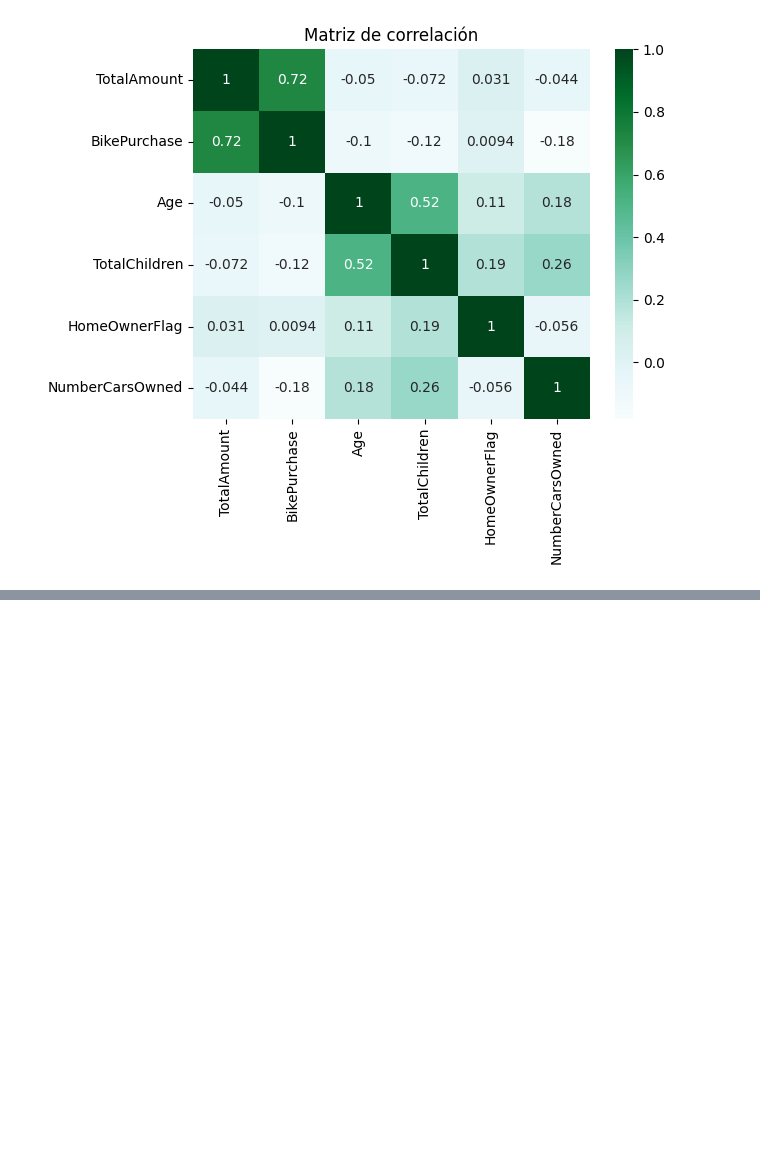
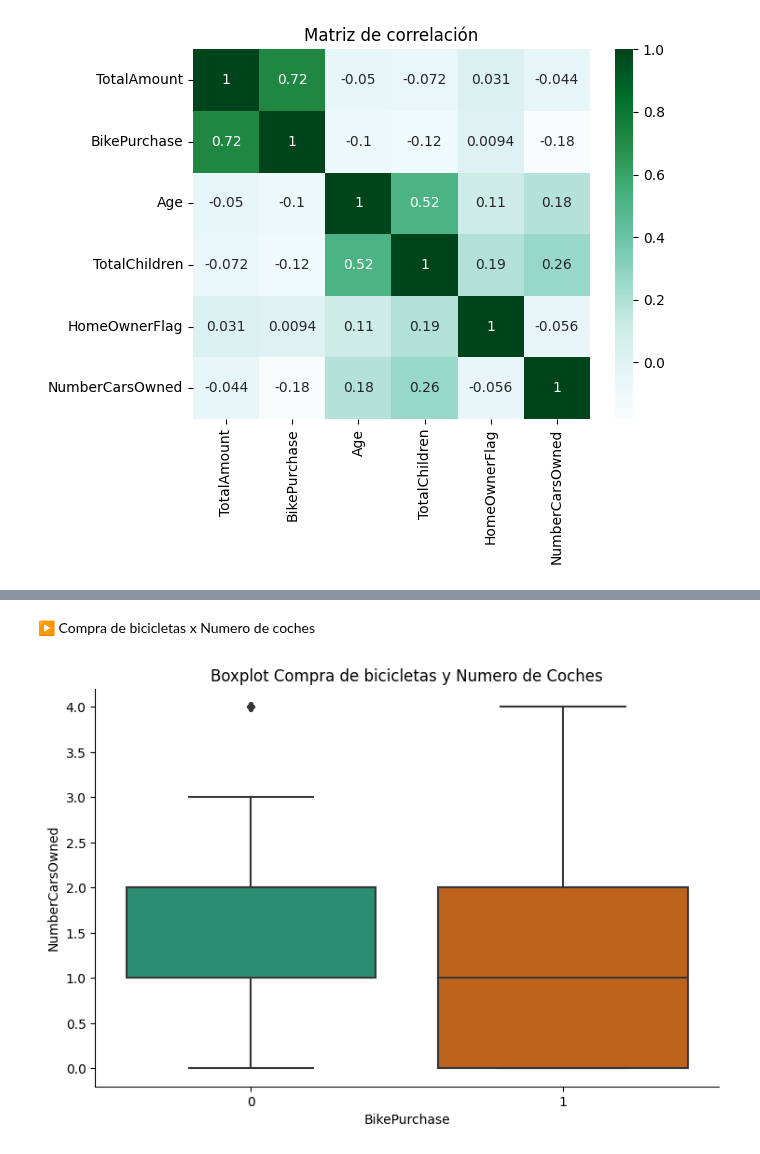
Before and after one commit to anapaccasilva/AdventureWorks, a Jupyter notebook: EDA_AdventureWorks.ipynb, the cells around one changed output, grey strips where cells are left out. Cells and saved outputs as stored; diff of their text form; code cells hidden in the pictures; blank space fills up the shorter version.

```diff
--- a/EDA_AdventureWorks.ipynb
+++ b/EDA_AdventureWorks.ipynb
@@ -575,0 +607,6 @@ plt.show()
+# %% [markdown]
+▶ Compra de bicicletas x Numero de coches
+# %%
+boxplot(customersPurchases, "BikePurchase", "NumberCarsOwned", "Boxplot Compra de bicicletas y Numero de Coches")
+# %% [output]
+[figure, added]
```
Also changed, not shown: parts of 10 cells of this notebook.
